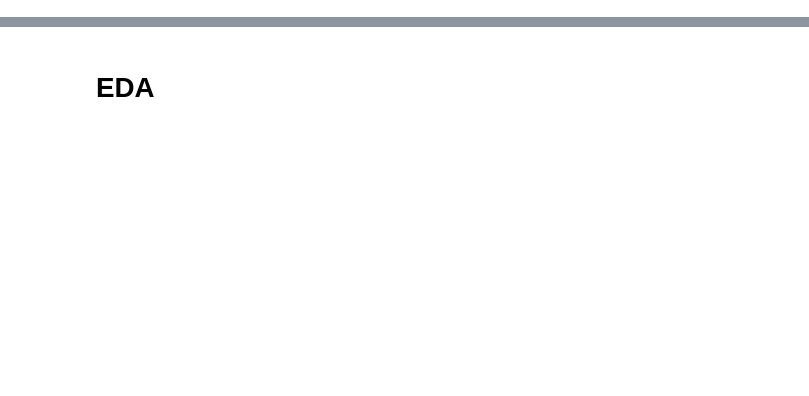
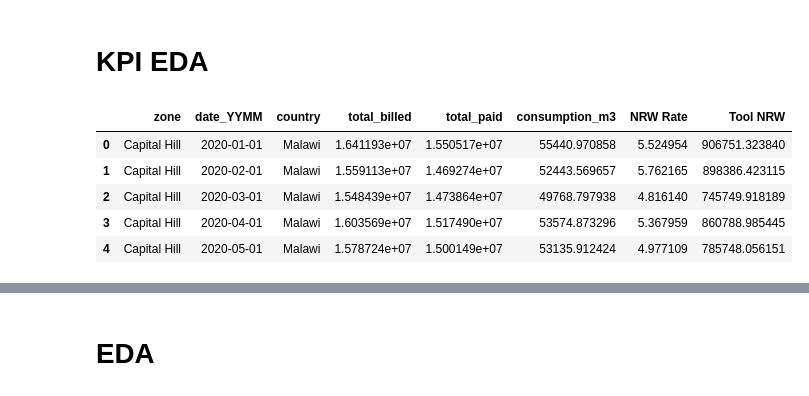
Before and after one commit to Praju2002/ADI-Team-B, a Jupyter notebook: EDA.ipynb, the cells around one changed output, grey strips where cells are left out. Drawn from its saved outputs; the diff is of its cells as text; code cells hidden in the pictures; blank space fills up the shorter version.

```diff
--- a/EDA.ipynb
+++ b/EDA.ipynb
@@ -0,0 +1,2 @@
+# %% [markdown]
+# KPI EDA
@@ -0,0 +165,15 @@
+# %%
+kpi1_billing_df = simple_group_and_sum(
+    df=billing_df, group_cols=["zone", "date_YYMM", "country"],
+    sum_cols=["billed", "paid", "consumption_m3"])
+kpi1_billing_df.rename(columns={'billed': 'total_billed'}, inplace=True)
+kpi1_billing_df.rename(columns={'paid': 'total_paid'}, inplace=True)
+kpi1_billing_df = kpi_rate_calc(kpi1_billing_df, "NRW", "total_billed", "total_paid")
+kpi1_billing_df.head()
+# %% [output]
+|  | zone | date_YYMM | country | total_billed | total_paid | consumption_m3 | NRW Rate | Tool NRW |
+| 0 | Capital Hill | 2020-01-01 | Malawi | 1.641193e+07 | 1.550517e+07 | 55440.970858 | 5.524954 | 906751.323840 |
+| 1 | Capital Hill | 2020-02-01 | Malawi | 1.559113e+07 | 1.469274e+07 | 52443.569657 | 5.762165 | 898386.423115 |
+| 2 | Capital Hill | 2020-03-01 | Malawi | 1.548439e+07 | 1.473864e+07 | 49768.797938 | 4.816140 | 745749.918189 |
+| 3 | Capital Hill | 2020-04-01 | Malawi | 1.603569e+07 | 1.517490e+07 | 53574.873296 | 5.367959 | 860788.985445 |
+| 4 | Capital Hill | 2020-05-01 | Malawi | 1.578724e+07 | 1.500149e+07 | 53135.912424 | 4.977109 | 785748.056151 |
```
Also changed, not shown: parts of 24 cells of this notebook.
